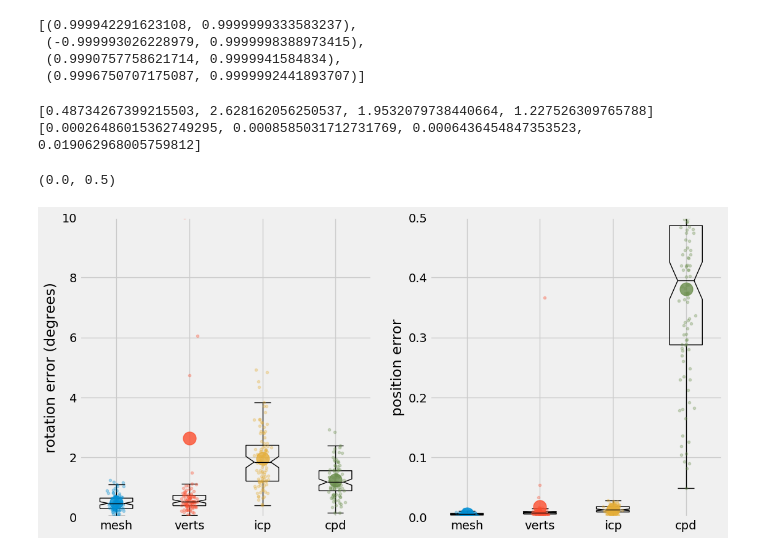
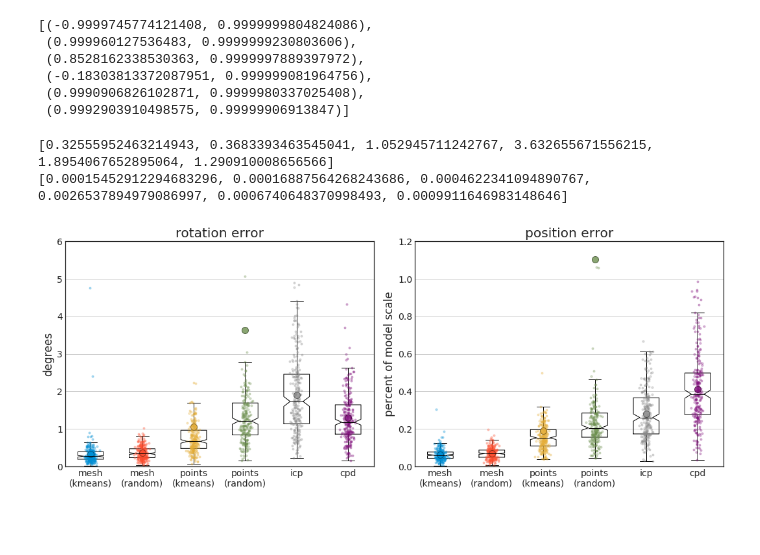
Before and after one commit to leonidk/direct_gmm, a Jupyter notebook: reg_viz.ipynb, the cells around one changed output. Cells and saved outputs as stored; diff of their text form; code cells hidden in the pictures; blank space fills up the shorter version.

```diff
--- a/reg_viz.ipynb
+++ b/reg_viz.ipynb
@@ -3,7 +5,11 @@ from pylab import *
 # %%
-names = ['mesh','verts','icp','cpd']
+names = ['meshk','mesh','vertsk','verts','icp','cpd']
 #data_20k_fullverts/
-res = [np.loadtxt('{}2.csv'.format(n),delimiter=',') for n in names]
+res = [np.loadtxt('data_monday_final_k100/{}2.csv'.format(n),delimiter=',') for n in names]
+names[0] = 'mesh\n(kmeans)'
+names[1] = 'mesh\n(random)'
+names[2] = 'points\n(kmeans)'
+names[3] = 'points\n(random)'
 # %%
 for x,l in zip(res,names):
     plt.scatter(np.sqrt(x[:,0]**2),x[:,1],label=l,s=100,alpha=0.5)
@@ -16,55 +22,72 @@ Text(0, 0.5, 'translation error')
 # %%
 [(min(X),max(X)) for X in [_[:,0] for _ in res]]
 # %% [output]
-[(0.999942291623108, 0.9999999333583237),
- (-0.999993026228979, 0.9999998388973415),
- (0.9990757758621714, 0.9999941584834),
- (0.9996750707175087, 0.9999992441893707)]
+[(-0.9999745774121408, 0.9999999804824086),
+ (0.999960127536483, 0.9999999230803606),
+ (0.8528162338530363, 0.9999997889397972),
+ (-0.18303813372087951, 0.999999081964756),
+ (0.9990906826102871, 0.9999980337025408),
+ (0.9992903910498575, 0.99999906913847)]
 # %%
-plt.figure(figsize=(12,6))
+from matplotlib import rc
 plt.style.use('fivethirtyeight')
+plt.style.use('seaborn-white')
+#plt.rcParams["font.family"] = "sans-serif"
+rc('font',**{'family':'sans-serif','sans-serif':['cm']})
+#plt.rcParams['font.sans-serif'] = ['Helvetica']
+fig = plt.figure(figsize=(15,6))
 plt.subplot(1,2,1)
+model_scale = np.sqrt((0.1513)**2 + (0.1483)**2 + (0.1144)**2)
 
 angle_errors = []
 for result in res:
     #new_res = np.minimum(2*np.arccos(result[:,0]),2*np.arccos(-result[:,0]))
     new_res = np.clip(2*result[:,0]**2-1,1e-9,1-1e-9)
     new_res =np.arccos(new_res)
     new_res[np.isnan(new_res)] = np.pi
     angle_errors.append(new_res*180.0/np.pi)
 
 plt.boxplot([_ for _ in angle_errors],labels=names,notch=True,flierprops={'marker':''},medianprops={'color':'k'})
-plt.ylabel('rotation error (degrees)')
+plt.title('rotation error')
+plt.ylabel('degrees')
 #plt.ylim(0,.05)
 #plt.ylim(top=4,bottom=0)
 plt.ylim(bottom=0)
 for i,err in enumerate(res):
     y = angle_errors[i]
     x = np.random.normal(i+1, 0.05, size=len(y))
     p = plt.plot(x,y,'.',alpha=0.3)
-    plt.plot(i+1,y.mean(),'.',c=p[0].get_color(),ms=30,alpha=0.8)
-plt.ylim(top=10)
+    plt_color = matplotlib.colors.hex2color(p[0].get_color())
+    clr2 = tuple(np.array(plt_color)*0.5)
+    plt.plot(i+1,y.mean(),'.',c=plt_color,ms=20,alpha=0.8,mec=clr2,lw=1.0)
+plt.ylim(top=6)
+plt.grid(True,axis='y')
 plt.subplot(1,2,2)
 
-plt.boxplot([_[:,1]/0.05 for _ in res],labels=names,notch=True,flierprops={'marker':''},medianprops={'color':'k'})
+plt.boxplot([_[:,1]/model_scale * 100 for _ in res],labels=names,notch=True,flierprops={'marker':''},medianprops={'color':'k'})
 #plt.ylim(0,0.01)
-plt.ylabel('position error')
+plt.title('position error')
+plt.ylabel('percent of model scale')
 #print([2*np.arccos(abs(_[:,0])).mean() for _ in res])
 print([_.mean() for _ in angle_errors])
 
 print([_[:,1].mean() for _ in res])
 #print([2*np.arccos(abs(_[:,0])).max() for _ in res])
 
 plt.ylim(bottom=0)
 for i,err in enumerate(res):
-    y = err[:,1]/0.05
+    y = err[:,1]/model_scale * 100
     x = np.random.normal(i+1, 0.05, size=len(y))
     p = plt.plot(x,y,'.',alpha=0.3)
-    plt.plot(i+1,y.mean(),'.',c=p[0].get_color(),ms=30,alpha=0.8)
+    plt_color = matplotlib.colors.hex2color(p[0].get_color())
+    clr2 = tuple(np.array(plt_color)*0.5)
+    plt.plot(i+1,y.mean(),'.',c=plt_color,ms=20,alpha=0.8,mec=clr2,lw=1.0)
 #plt.ylim(top=0.025/0.05)
-plt.ylim(top=0.025/0.05)
+plt.ylim(top=1.2)
+plt.grid(True,axis='y')
+plt.tight_layout()
+fig.savefig('new-viz-k100.pdf', facecolor=fig.get_facecolor(), edgecolor='none')
 # %% [output]
-[0.48734267399215503, 2.628162056250537, 1.9532079738440664, 1.227526309765788]
-[0.00026486015362749295, 0.0008585031712731769, 0.0006436454847353523, 0.019062968005759812]
+[0.32555952463214943, 0.3683393463545041, 1.052945711242767, 3.632655671556215, 1.8954067652895064, 1.290910008656566]
+[0.00015452912294683296, 0.00016887564268243686, 0.0004622341094890767, 0.0026537894979086997, 0.0006740648370998493, 0.0009911646983148646]
-(0.0, 0.5)
-[figure, old version]
+[figure, new version]
```
Also changed, not shown: parts of 4 cells of this notebook, 2 other files.
